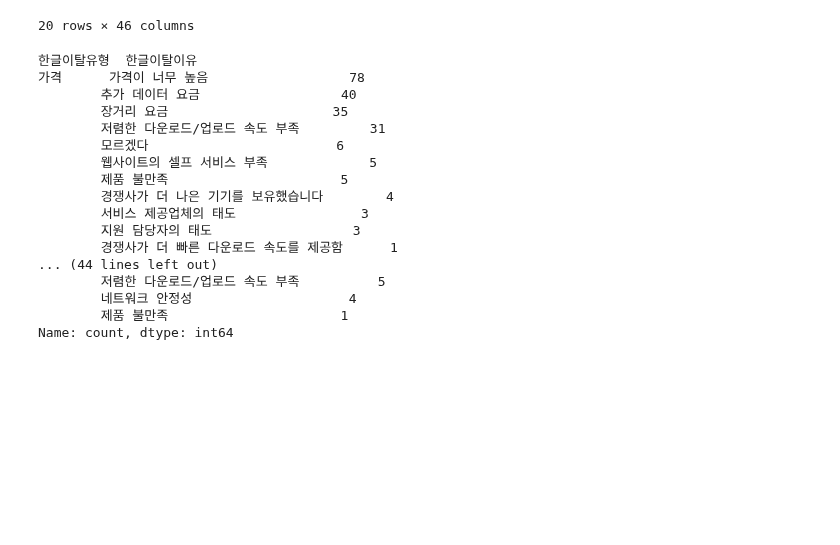
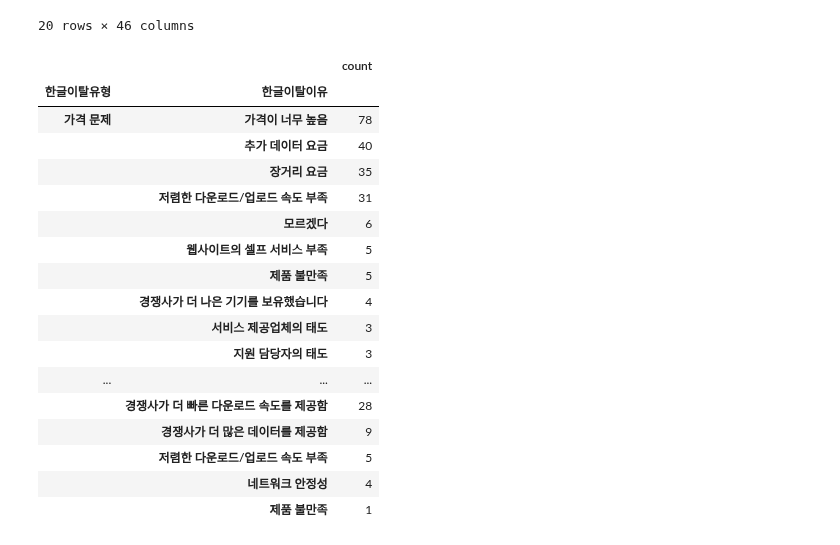
Before and after one commit to Blche/midproject_8, a Jupyter notebook: members/문세희/이탈유형삽입.ipynb, the cells around one changed output. Drawn from its saved outputs; the diff is of its cells as text; code cells hidden in the pictures; blank space fills up the shorter version.

```diff
--- a/members/문세희/이탈유형삽입.ipynb
+++ b/members/문세희/이탈유형삽입.ipynb
@@ -194,27 +194,28 @@ total_final.head(20)
 # %%
 # 이탈유형별 이탈이유별 개수
 reason_counts_by_type = total_final.groupby('한글이탈유형')['한글이탈이유'].value_counts()
 
 # 결과 확인
-print(reason_counts_by_type)
+pd.DataFrame(reason_counts_by_type)
 # %% [output]
-한글이탈유형  한글이탈이유
-가격      가격이 너무 높음                  78
-        추가 데이터 요금                  40
-        장거리 요금                     35
-        저렴한 다운로드/업로드 속도 부족         31
-        모르겠다                        6
-        웹사이트의 셀프 서비스 부족             5
-        제품 불만족                      5
-        경쟁사가 더 나은 기기를 보유했습니다        4
-        서비스 제공업체의 태도                3
-        지원 담당자의 태도                  3
-        경쟁사가 더 빠른 다운로드 속도를 제공함      1
-... (44 lines left out)
-        저렴한 다운로드/업로드 속도 부족          5
-        네트워크 안정성                    4
-        제품 불만족                      1
-Name: count, dtype: int64
+|  |  | count |
+| 한글이탈유형 | 한글이탈이유 |  |
+| 가격 문제 | 가격이 너무 높음 | 78 |
+|  | 추가 데이터 요금 | 40 |
+|  | 장거리 요금 | 35 |
+|  | 저렴한 다운로드/업로드 속도 부족 | 31 |
+|  | 모르겠다 | 6 |
+|  | 웹사이트의 셀프 서비스 부족 | 5 |
+|  | 제품 불만족 | 5 |
+|  | 경쟁사가 더 나은 기기를 보유했습니다 | 4 |
+|  | 서비스 제공업체의 태도 | 3 |
+|  | 지원 담당자의 태도 | 3 |
+| ... | ... | ... |
+|  | 경쟁사가 더 빠른 다운로드 속도를 제공함 | 28 |
+|  | 경쟁사가 더 많은 데이터를 제공함 | 9 |
+|  | 저렴한 다운로드/업로드 속도 부족 | 5 |
+|  | 네트워크 안정성 | 4 |
+|  | 제품 불만족 | 1 |
 # %%
 total_final['한글이탈유형'].value_counts()
 # %% [output]
```
Also changed, not shown: parts of 2 cells of this notebook, 7 other files.
